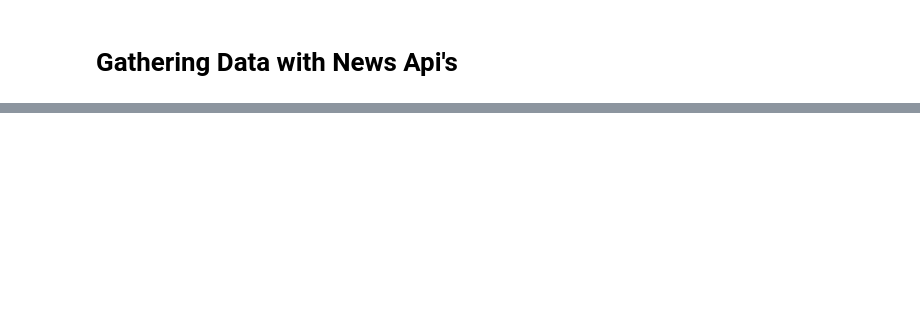
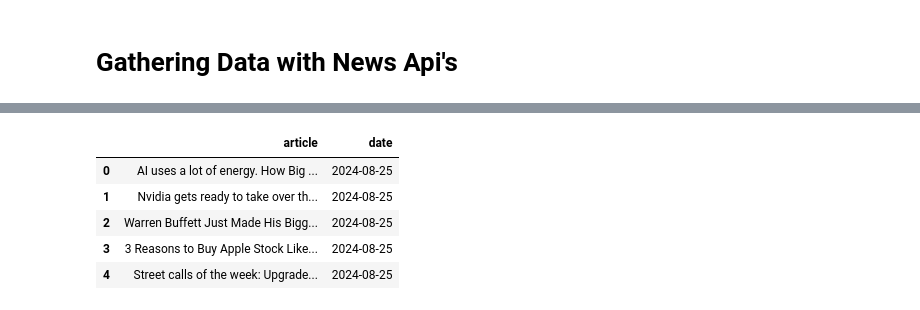
Before and after one commit to IgorUrbanowicz01/Stock-Trading-Setiment-Analysis, a Jupyter notebook: Model-For-Sentiment-Analysis.ipynb, the cells around one changed output, grey strips where cells are left out. Saved outputs shown, nothing was run; the diff lists cells and outputs as text; code cells hidden in the pictures; blank space fills up the shorter version.

```diff
--- a/Model-For-Sentiment-Analysis.ipynb
+++ b/Model-For-Sentiment-Analysis.ipynb
@@ -35,0 +254,10 @@ for key in hist_dict.keys():
+# %%
+df = pd.read_csv('./data/AAPL.csv')
+df.head()
+# %% [output]
+|  | article | date |
+| 0 | AI uses a lot of energy. How Big ... | 2024-08-25 |
+| 1 | Nvidia gets ready to take over th... | 2024-08-25 |
+| 2 | Warren Buffett Just Made His Bigg... | 2024-08-25 |
+| 3 | 3 Reasons to Buy Apple Stock Like... | 2024-08-25 |
+| 4 | Street calls of the week: Upgrade... | 2024-08-25 |
```
Also changed, not shown: parts of 3 cells of this notebook, 6 other files.
